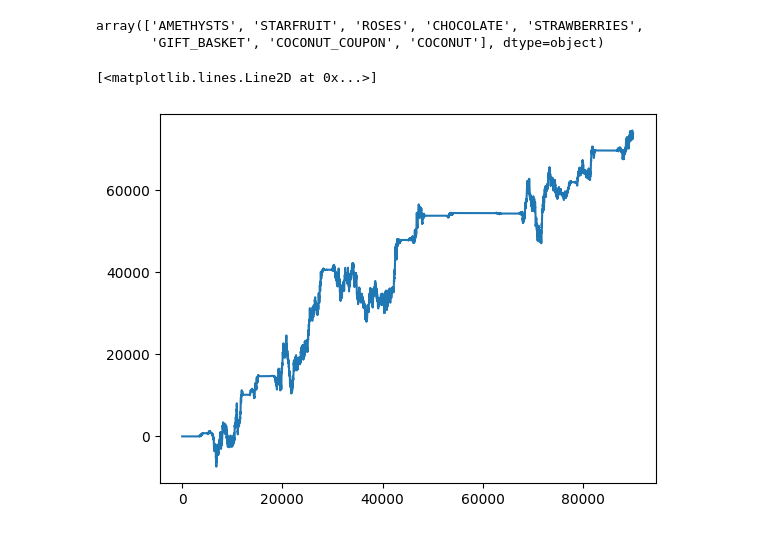
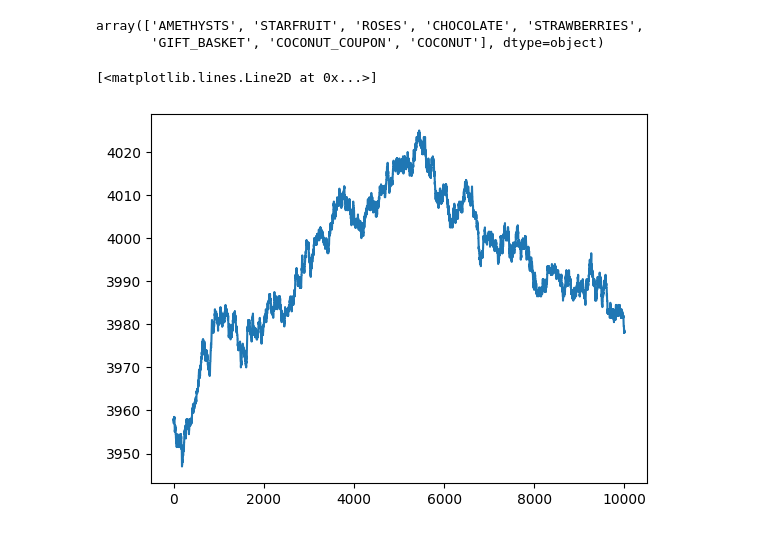
Before and after one commit to felixpoirier1/Prosperity, a Jupyter notebook: round_5_test.ipynb, the cells around one changed output. Saved outputs shown, nothing was run; the diff lists cells and outputs as text; code cells hidden in the pictures.

Commit message:
Straw strat?

```diff
--- a/round_5_test.ipynb
+++ b/round_5_test.ipynb
@@ -145,15 +177,23 @@ array(['AMETHYSTS', 'STARFRUIT', 'ROSES', 'CHOCOLATE', 'STRAWBERRIES',
 # %%
 rd4_data = pd.read_csv("logs/round4_results.csv")
 # %%
-coconut = rd4_data[rd4_data['product'] == 'COCONUT']
-coconut_coupon = rd4_data[rd4_data['product'] == 'COCONUT_COUPON']
-gift_basket = rd4_data[rd4_data['product'] == 'GIFT_BASKET']
-orchids = rd4_data[rd4_data['product'] == 'ORCHIDS']
-strawberries = rd4_data[rd4_data['product'] == 'STRAWBERRIES']
-chocolate = rd4_data[rd4_data['product'] == 'CHOCOLATE']
-roses = rd4_data[rd4_data['product'] == 'ROSES']
+coconut = rd4_data[rd4_data['product'] == 'COCONUT'].copy()
+coconut_coupon = rd4_data[rd4_data['product'] == 'COCONUT_COUPON'].copy()
+gift_basket = rd4_data[rd4_data['product'] == 'GIFT_BASKET'].copy()
+orchids = rd4_data[rd4_data['product'] == 'ORCHIDS'].copy()
+strawberries = rd4_data[rd4_data['product'] == 'STRAWBERRIES'].copy()
+chocolate = rd4_data[rd4_data['product'] == 'CHOCOLATE'].copy()
+roses = rd4_data[rd4_data['product'] == 'ROSES'].copy().copy()
+# %%
+coconut.reset_index(drop=True, inplace=True)
+coconut_coupon.reset_index(drop=True, inplace=True)
+gift_basket.reset_index(drop=True, inplace=True)
+orchids.reset_index(drop=True, inplace=True)
+strawberries.reset_index(drop=True, inplace=True)
+chocolate.reset_index(drop=True, inplace=True)
+roses.reset_index(drop=True, inplace=True)
 # %%
-plt.plot(gift_basket.profit_and_loss)
+plt.plot(strawberries.mid_price)
 # %% [output]
 [<matplotlib.lines.Line2D at 0x...>]
-[figure, old version]
+[figure, new version]
```
Also changed, not shown: parts of 5 cells of this notebook.
